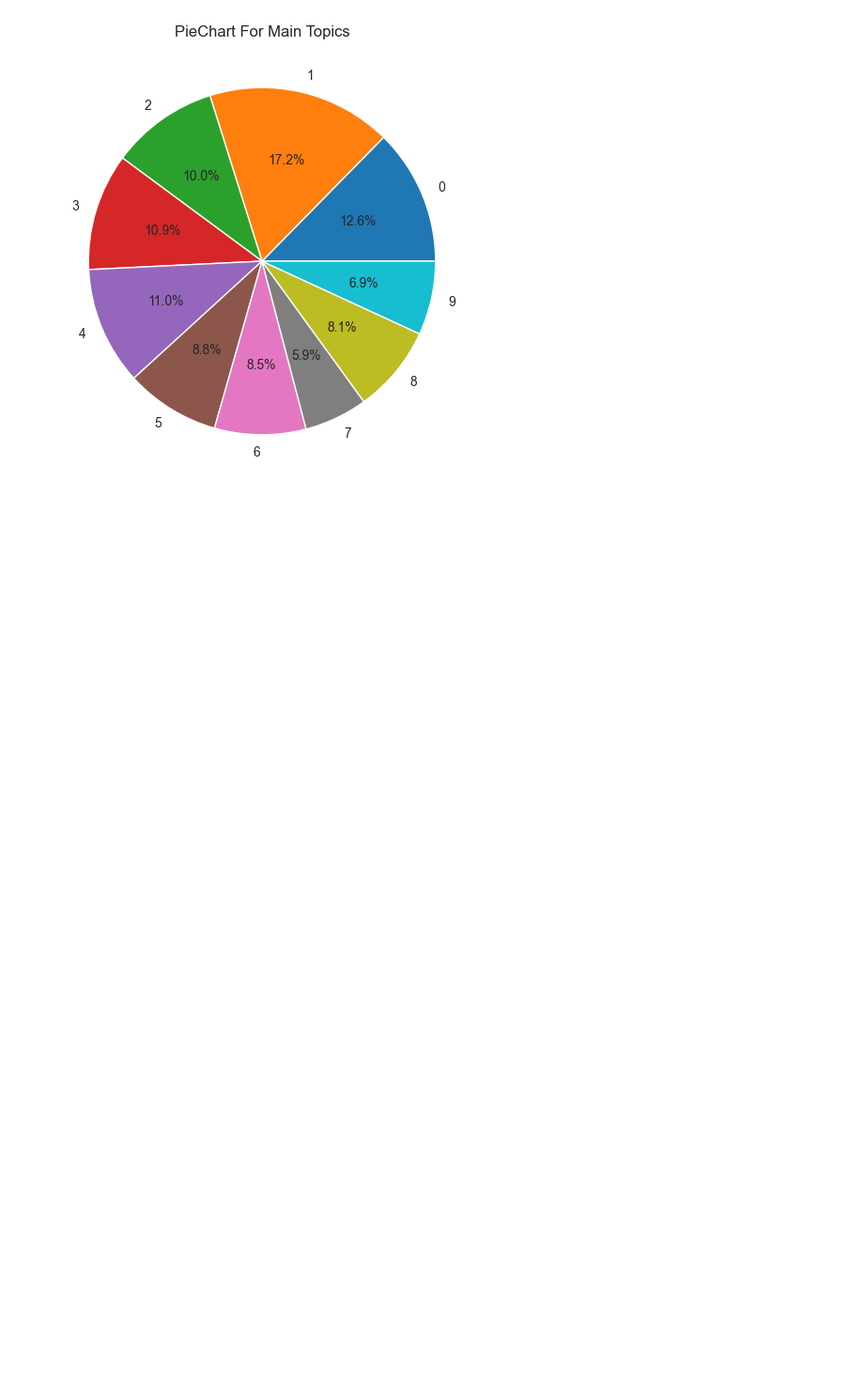
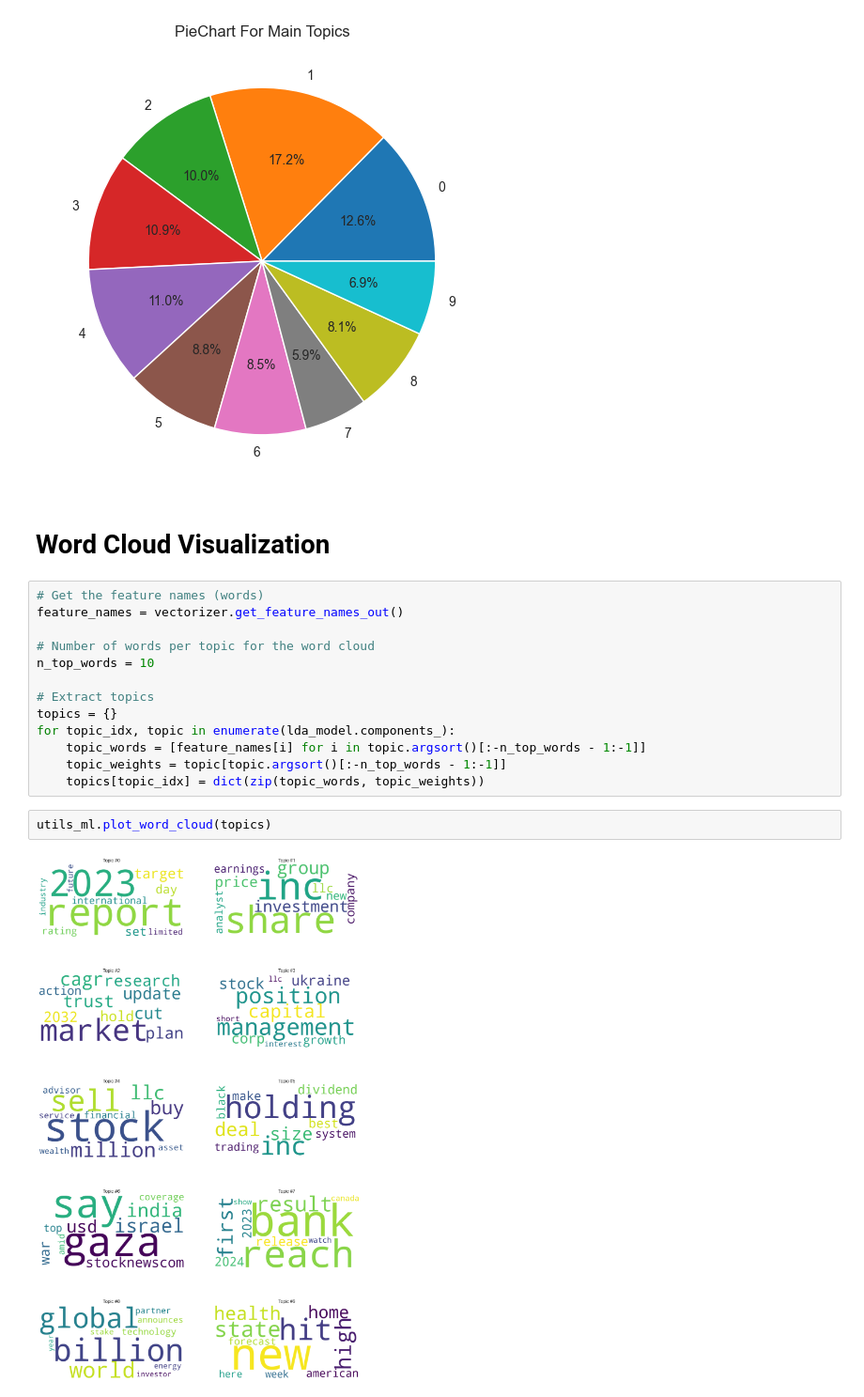
Before and after one commit to AlazarG19/global_news_correlation_10ac_week0, a Jupyter notebook: notebooks/ML/model.ipynb, the cells around one changed output. Shown at 94% size. Saved outputs shown, nothing was run; the diff lists cells and outputs as text; blank space fills up the shorter version.

```diff
--- a/notebooks/ML/model.ipynb
+++ b/notebooks/ML/model.ipynb
@@ -296,3 +257,22 @@ utils.pie_chart(title="PieChart For Main Topics",count=grouped_main_topic.values
 [6902 9392 5468 5951 6006 4808 4644 3220 4439 3753]
 Index([0, 1, 2, 3, 4, 5, 6, 7, 8, 9], dtype='int64', name='main_topic')
 [figure]
+# %% [markdown]
+# Word Cloud Visualization
+# %%
+# Get the feature names (words)
+feature_names = vectorizer.get_feature_names_out()
+
+# Number of words per topic for the word cloud
+n_top_words = 10
+
+# Extract topics
+topics = {}
+for topic_idx, topic in enumerate(lda_model.components_):
+    topic_words = [feature_names[i] for i in topic.argsort()[:-n_top_words - 1:-1]]
+    topic_weights = topic[topic.argsort()[:-n_top_words - 1:-1]]
+    topics[topic_idx] = dict(zip(topic_words, topic_weights))
+# %%
+utils_ml.plot_word_cloud(topics)
+# %% [output]
+[figure, added]
```
Also changed, not shown: parts of 12 cells of this notebook, 3 other files.
